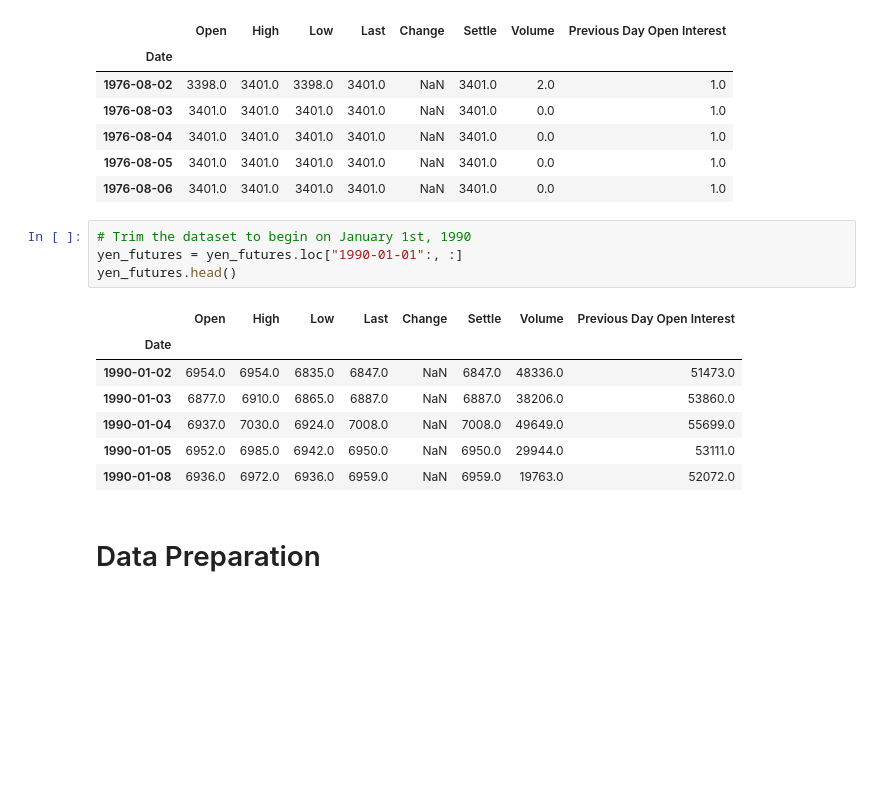
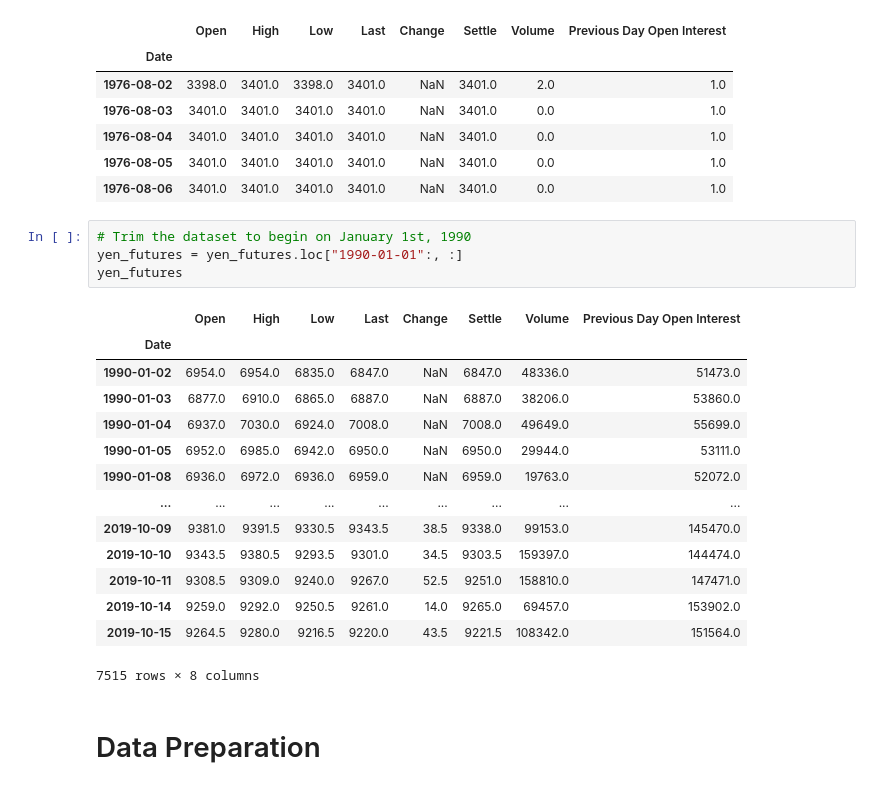
Before and after one commit to ymali001/Time_Series, a Jupyter notebook: regression_analysis.ipynb, the cells around one changed output. Drawn from its saved outputs; the diff is of its cells as text; blank space fills up the shorter version.

```diff
--- a/regression_analysis.ipynb
+++ b/regression_analysis.ipynb
@@ -24,15 +24,22 @@ yen_futures.head()
 # %%
 # Trim the dataset to begin on January 1st, 1990
 yen_futures = yen_futures.loc["1990-01-01":, :]
-yen_futures.head()
+yen_futures
 # %% [output]
 |  | Open | High | Low | Last | Change | Settle | Volume | Previous Day Open Interest |
 | Date |  |  |  |  |  |  |  |  |
 | 1990-01-02 | 6954.0 | 6954.0 | 6835.0 | 6847.0 | NaN | 6847.0 | 48336.0 | 51473.0 |
 | 1990-01-03 | 6877.0 | 6910.0 | 6865.0 | 6887.0 | NaN | 6887.0 | 38206.0 | 53860.0 |
 | 1990-01-04 | 6937.0 | 7030.0 | 6924.0 | 7008.0 | NaN | 7008.0 | 49649.0 | 55699.0 |
 | 1990-01-05 | 6952.0 | 6985.0 | 6942.0 | 6950.0 | NaN | 6950.0 | 29944.0 | 53111.0 |
 | 1990-01-08 | 6936.0 | 6972.0 | 6936.0 | 6959.0 | NaN | 6959.0 | 19763.0 | 52072.0 |
+| ... | ... | ... | ... | ... | ... | ... | ... | ... |
+| 2019-10-09 | 9381.0 | 9391.5 | 9330.5 | 9343.5 | 38.5 | 9338.0 | 99153.0 | 145470.0 |
+| 2019-10-10 | 9343.5 | 9380.5 | 9293.5 | 9301.0 | 34.5 | 9303.5 | 159397.0 | 144474.0 |
+| 2019-10-11 | 9308.5 | 9309.0 | 9240.0 | 9267.0 | 52.5 | 9251.0 | 158810.0 | 147471.0 |
+| 2019-10-14 | 9259.0 | 9292.0 | 9250.5 | 9261.0 | 14.0 | 9265.0 | 69457.0 | 153902.0 |
+| 2019-10-15 | 9264.5 | 9280.0 | 9216.5 | 9220.0 | 43.5 | 9221.5 | 108342.0 | 151564.0 |
+7515 rows × 8 columns
 # %% [markdown]
 # Data Preparation
 # %% [markdown]
```
Also changed, not shown: parts of 13 cells of this notebook.
